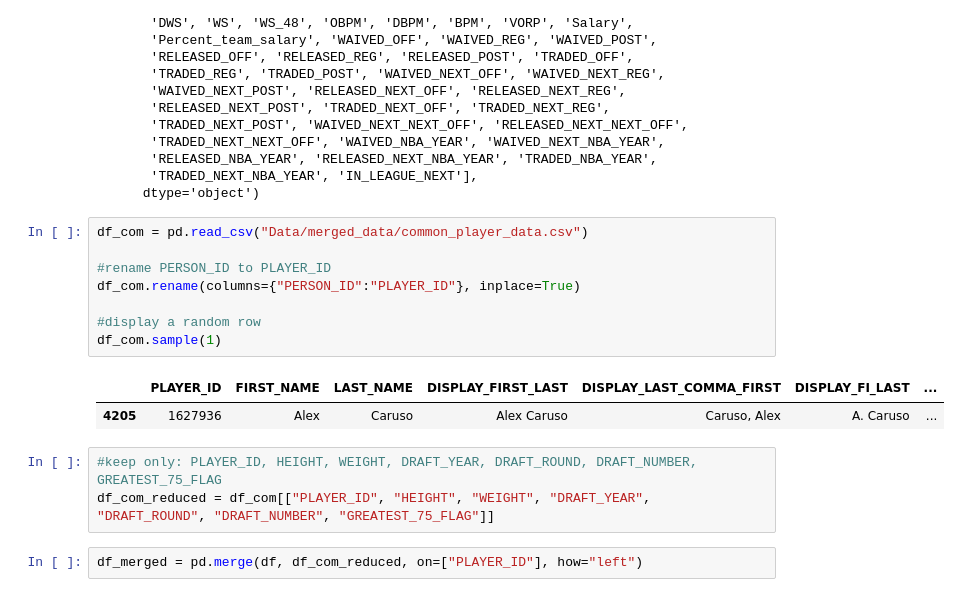
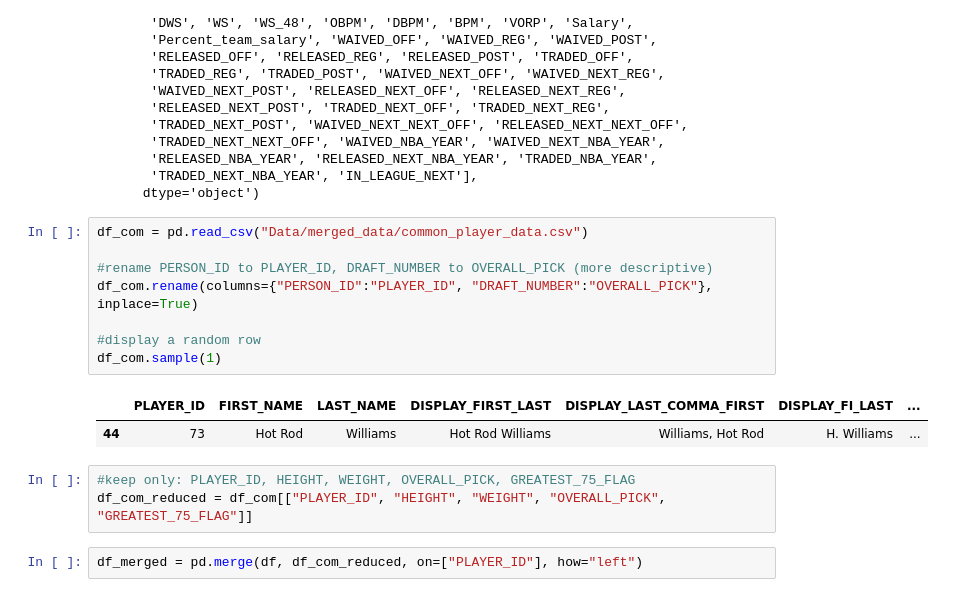
Before and after one commit to NBA-player-transactions/predicting_nba_player_retention, a Jupyter notebook: in_league_w_common.ipynb, the cells around one changed output. Cells and saved outputs as stored; diff of their text form.

```diff
--- a/in_league_w_common.ipynb
+++ b/in_league_w_common.ipynb
@@ -42,16 +42,16 @@ Index(['NAME', 'PLAYER_ID', 'SEASON_START', 'TEAMS_LIST', 'PLAYER_AGE',
 # %%
 df_com = pd.read_csv("Data/merged_data/common_player_data.csv")
 
-#rename PERSON_ID to PLAYER_ID
-df_com.rename(columns={"PERSON_ID":"PLAYER_ID"}, inplace=True)
+#rename PERSON_ID to PLAYER_ID, DRAFT_NUMBER to OVERALL_PICK (more descriptive)
+df_com.rename(columns={"PERSON_ID":"PLAYER_ID", "DRAFT_NUMBER":"OVERALL_PICK"}, inplace=True)
 
 #display a random row
 df_com.sample(1)
 # %% [output]
 |  | PLAYER_ID | FIRST_NAME | LAST_NAME | DISPLAY_FIRST_LAST | DISPLAY_LAST_COMMA_FIRST | DISPLAY_FI_LAST | ... |
-| 4205 | 1627936 | Alex | Caruso | Alex Caruso | Caruso, Alex | A. Caruso | ... |
+| 44 | 73 | Hot Rod | Williams | Hot Rod Williams | Williams, Hot Rod | H. Williams | ... |
 # %%
-#keep only: PLAYER_ID, HEIGHT, WEIGHT, DRAFT_YEAR, DRAFT_ROUND, DRAFT_NUMBER, GREATEST_75_FLAG
-df_com_reduced = df_com[["PLAYER_ID", "HEIGHT", "WEIGHT", "DRAFT_YEAR", "DRAFT_ROUND", "DRAFT_NUMBER", "GREATEST_75_FLAG"]]
+#keep only: PLAYER_ID, HEIGHT, WEIGHT, OVERALL_PICK, GREATEST_75_FLAG
+df_com_reduced = df_com[["PLAYER_ID", "HEIGHT", "WEIGHT", "OVERALL_PICK", "GREATEST_75_FLAG"]]
 # %%
 df_merged = pd.merge(df, df_com_reduced, on=["PLAYER_ID"], how="left")
```
Also changed, not shown: parts of 14 cells of this notebook.
